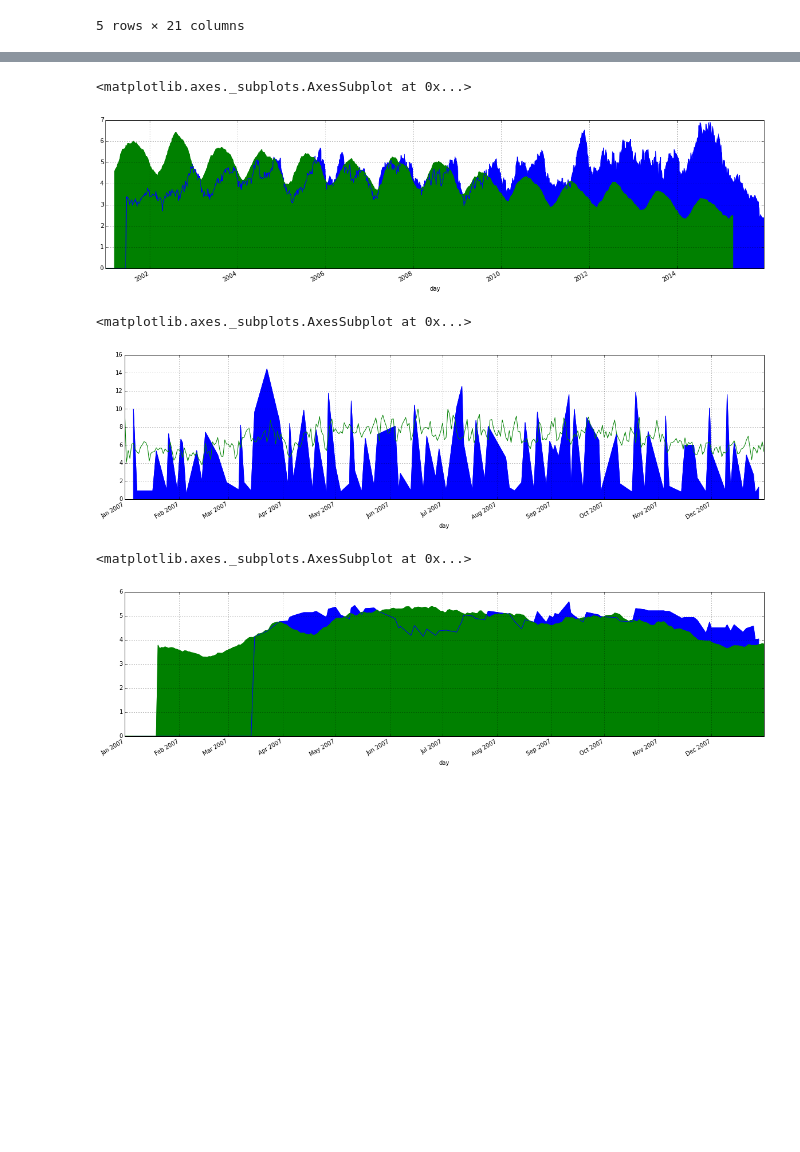
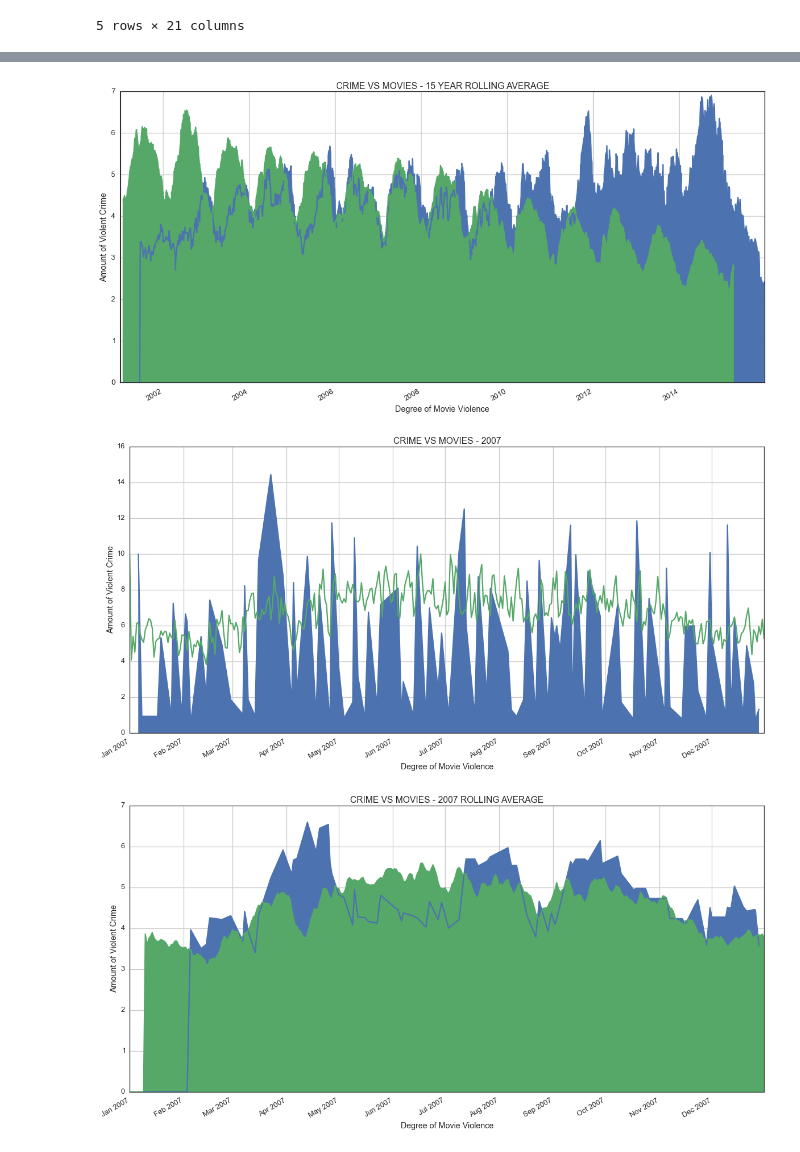
Before and after one commit to potatochip/movie_data_scraping, a Jupyter notebook: Violence_index_revised.ipynb, the cells around one changed output, grey strips where cells are left out. Cells and saved outputs as stored; diff of their text form; code cells hidden in the pictures; blank space fills up the shorter version.

```diff
--- a/Violence_index_revised.ipynb
+++ b/Violence_index_revised.ipynb
@@ -2,12 +2,13 @@
 import numpy as np
 import pandas as pd
 import matplotlib.pyplot as plt
-import statsmodels.formula.api as sm
-import statsmodels.api as other_sm
+import statsmodels.formula.api as smf
+import statsmodels.api as sm
 import json
 import csv
 from scipy.stats.stats import pearsonr
-
+import seaborn as sns
+sns.set(style="white", context="talk")
 %matplotlib inline
 # import mpld3
 # mpld3.enable_notebook()
@@ -406,9 +390,11 @@ v_crimes_per_day.div(50).plot(figsize=(20,5), kind='line')
 # %%
-pd.rolling_mean(v_movies_per_day, window=30).plot(kind='area')
-pd.rolling_mean(v_crimes_per_day.div(75), window=75).plot(figsize=(20,5), kind='area')
+ax =pd.rolling_mean(v_movies_per_day, window=30).plot(kind='area')
+pd.rolling_mean(v_crimes_per_day.div(75), window=30).plot(figsize=(20,10), kind='area', ax=ax, title='CRIME VS MOVIES - 15 YEAR ROLLING AVERAGE')
+ax.set_ylabel("Amount of Violent Crime")
+ax.set_xlabel("Degree of Movie Violence")
+plt.savefig('mean macro level')
 # %% [output]
-<matplotlib.axes._subplots.AxesSubplot at 0x...>
-[figure, old version]
+[figure, new version]
 # %%
 # stand_alone_g = total_index_graph.copy()
 # stand_alone_g = stand_alone_g.set_index('opening date')
@@ -416,17 +402,21 @@ pd.rolling_mean(v_crimes_per_day.div(75), window=75).plot(figsize=(20,5), kind='
 # pd.rolling_mean(stand_alone_g, window=75).plot(kind='area')
 # pd.rolling_mean(v_crimes_per_day.div(500), window=75).plot(figsize=(20,5), kind='area')
 # %%
-v_movies_per_day['2007':'2007'].plot(kind='area')
-v_crimes_per_day.div(50)['2007':'2007'].plot(figsize=(20,5), kind='line')
+ax=v_movies_per_day['2007':'2007'].plot(kind='area')
+v_crimes_per_day.div(50)['2007':'2007'].plot(figsize=(20,10), kind='line',ax=ax,title='CRIME VS MOVIES - 2007')
+ax.set_ylabel("Amount of Violent Crime")
+ax.set_xlabel("Degree of Movie Violence")
+plt.savefig('2007 level')
 # %% [output]
-<matplotlib.axes._subplots.AxesSubplot at 0x...>
-[figure, old version]
+[figure, new version]
 # %%
-pd.rolling_mean(v_movies_per_day['2007':'2007'], window=20).plot(kind='area')
-pd.rolling_mean(v_crimes_per_day['2007':'2007'].div(75), window=20).plot(figsize=(20,5), kind='area')
+ax=pd.rolling_mean(v_movies_per_day['2007':'2007'], window=10).plot(kind='area')
+pd.rolling_mean(v_crimes_per_day['2007':'2007'].div(75), window=10).plot(figsize=(20,10), kind='area', ax=ax,title='CRIME VS MOVIES - 2007 ROLLING AVERAGE')
+ax.set_ylabel("Amount of Violent Crime")
+ax.set_xlabel("Degree of Movie Violence")
+plt.savefig('mean 2007 level')
 # %% [output]
-<matplotlib.axes._subplots.AxesSubplot at 0x...>
-[figure, old version]
+[figure, new version]
 # %%
 # five_day_graph_no_nan
 # %%
```
Also changed, not shown: parts of 38 cells of this notebook, 42 other files.
